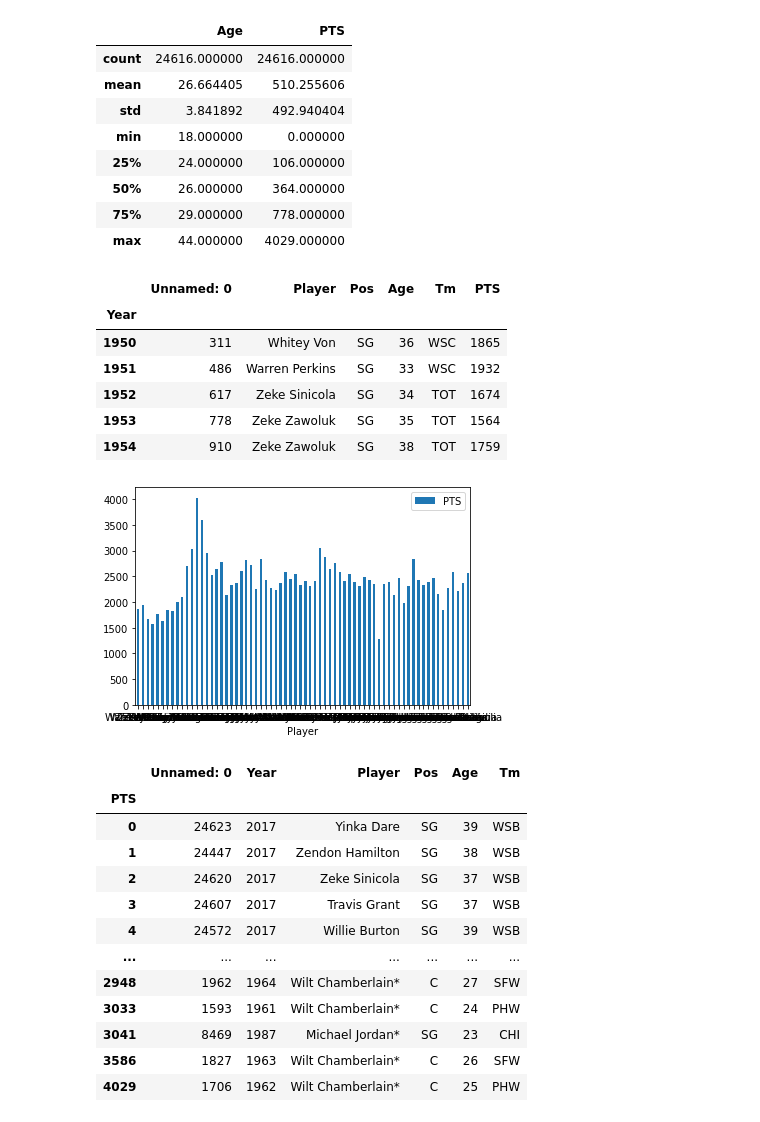
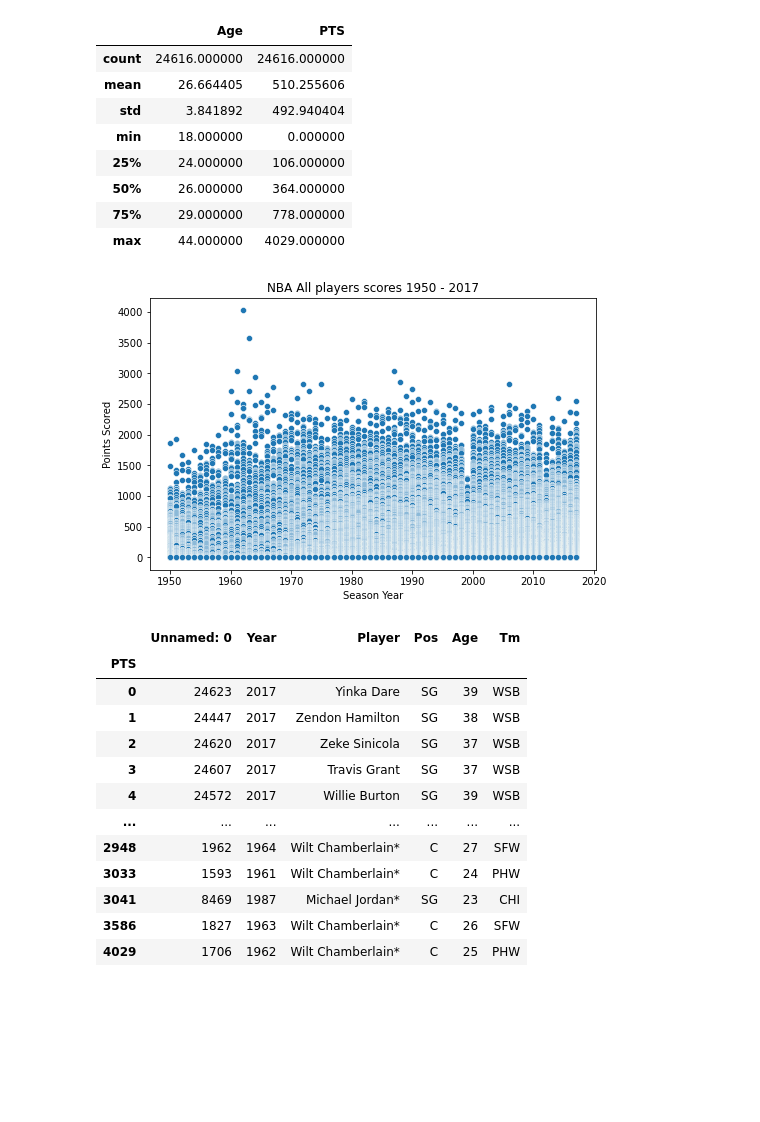
Before and after one commit to timothy7walker/NBA-s-Top-Scorers, a Jupyter notebook: TimothyWalkerNBAbackup.ipynb, the cells around one changed output. Drawn from its saved outputs; the diff is of its cells as text; code cells hidden in the pictures; blank space fills up the shorter version.

```diff
--- a/TimothyWalkerNBAbackup.ipynb
+++ b/TimothyWalkerNBAbackup.ipynb
@@ -126,7 +116,8 @@ pointSort.head()
 | 17104 | 17104 | 2005 | Maurice Baker | PG | 25 | TOT | 0 |
 # %%
 sortedYears = seasonByYear.sort_values(by = 'Year', ascending=False)
-sortedYears.sort_values(by = 'PTS', ascending = False)
+allPlayers = sortedYears.sort_values(by = 'PTS', ascending = False)
+allPlayers
 # %% [output]
 |  | Unnamed: 0 | Year | Player | Pos | Age | Tm | PTS |
 | 1706 | 1706 | 1962 | Wilt Chamberlain* | C | 25 | PHW | 4029 |
@@ -154,20 +145,18 @@ seasonByYear[['Player','Pos','Age' ,'Tm', 'PTS']].describe()
 | 75% | 29.000000 | 778.000000 |
 | max | 44.000000 | 4029.000000 |
 # %%
-seasonPlot = seasonByYear.groupby("Year").max()
-seasonPlot.head()
+#seasonPlot = seasonByYear.groupby("Year").max()
+#seasonPlot.head()
-# %% [output]
-|  | Unnamed: 0 | Player | Pos | Age | Tm | PTS |
-| Year |  |  |  |  |  |  |
-| 1950 | 311 | Whitey Von | SG | 36 | WSC | 1865 |
-| 1951 | 486 | Warren Perkins | SG | 33 | WSC | 1932 |
-| 1952 | 617 | Zeke Sinicola | SG | 34 | TOT | 1674 |
-| 1953 | 778 | Zeke Zawoluk | SG | 35 | TOT | 1564 |
-| 1954 | 910 | Zeke Zawoluk | SG | 38 | TOT | 1759 |
-# %%
-plot = seasonPlot.plot.bar(x='Player', y='PTS', rot=0)
-# %% [output]
-[figure, removed]
+# %%
+#plot = seasonPlot.plot.bar(x='Player', y='PTS', rot=0)
+plt.figure(figsize=(8,5))
+sns.scatterplot(data=allPlayers,x='Year',y='PTS')
+plt.title('NBA All players scores 1950 - 2017') #title
+plt.xlabel('Season Year') #x label
+plt.ylabel('Points Scored') #y label
+plt.show()
+# %% [output]
+[figure, added]
 # %%
 sortedYears.groupby("PTS").max()
 # %% [output]
```
Also changed, not shown: parts of 5 cells of this notebook.
